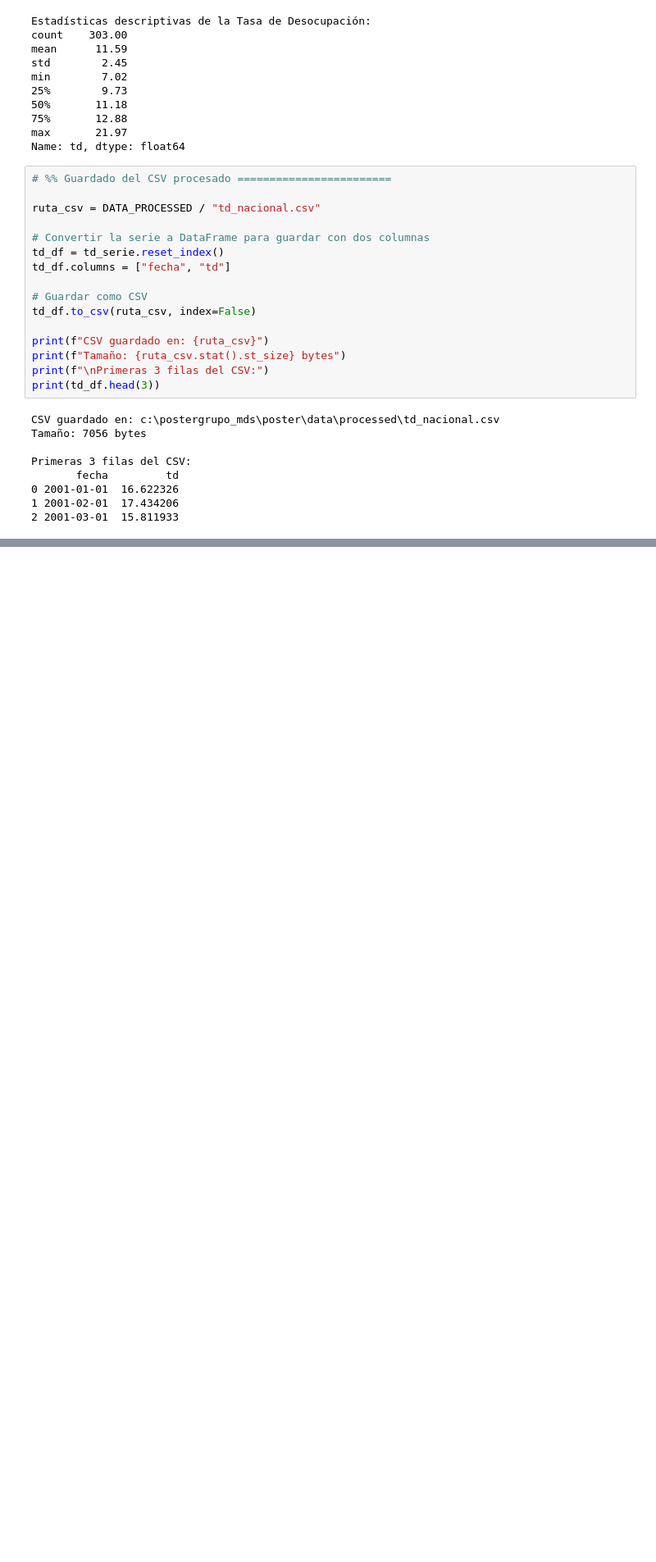
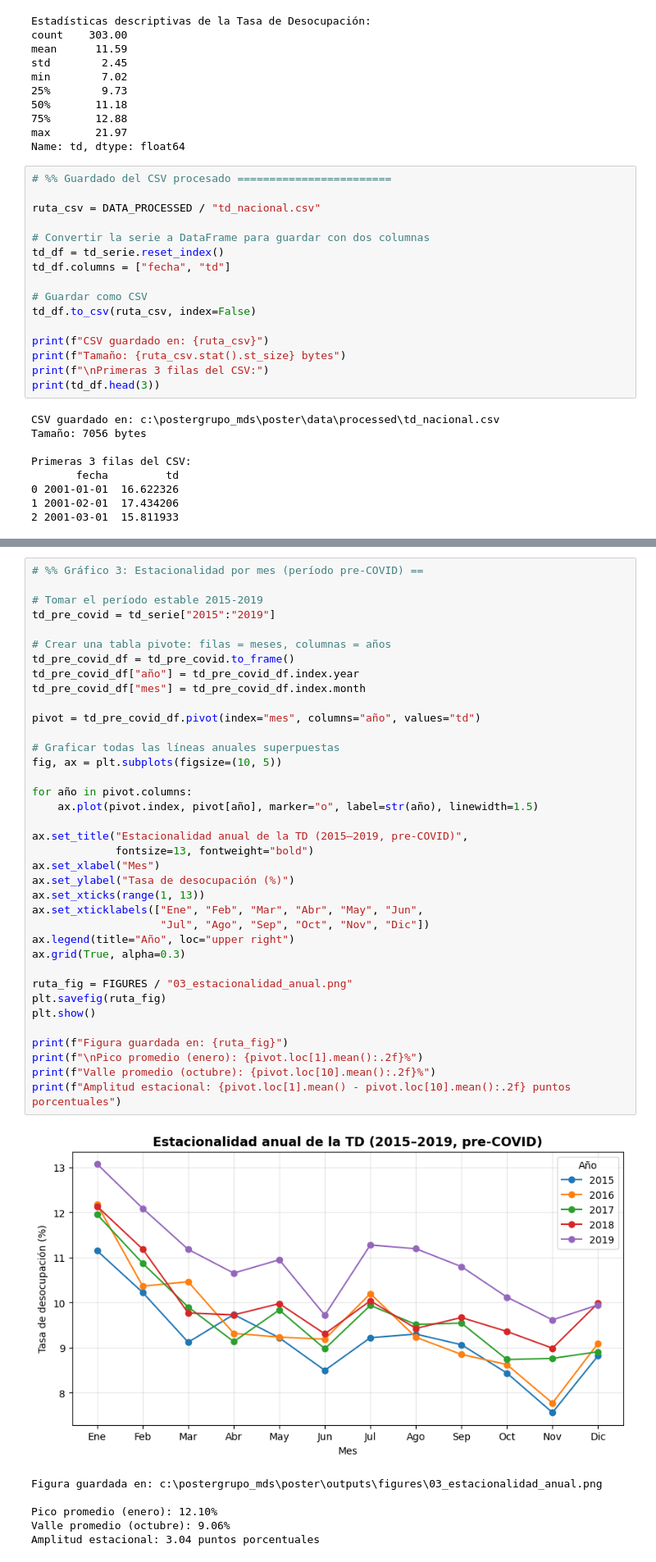
Before and after one commit to dilantovar/poster, a Jupyter notebook: notebooks/01_box_jenkins_td.ipynb, the cells around one changed output, grey strips where cells are left out. Shown at 82% size. Saved outputs shown, nothing was run; the diff lists cells and outputs as text; blank space fills up the shorter version.

```diff
--- a/notebooks/01_box_jenkins_td.ipynb
+++ b/notebooks/01_box_jenkins_td.ipynb
@@ -231,0 +353,44 @@ Primeras 3 filas del CSV:
+# %%
+# %% Gráfico 3: Estacionalidad por mes (período pre-COVID) ==
+
+# Tomar el período estable 2015-2019
+td_pre_covid = td_serie["2015":"2019"]
+
+# Crear una tabla pivote: filas = meses, columnas = años
+td_pre_covid_df = td_pre_covid.to_frame()
+td_pre_covid_df["año"] = td_pre_covid_df.index.year
+td_pre_covid_df["mes"] = td_pre_covid_df.index.month
+
+pivot = td_pre_covid_df.pivot(index="mes", columns="año", values="td")
+
+# Graficar todas las líneas anuales superpuestas
+fig, ax = plt.subplots(figsize=(10, 5))
+
+for año in pivot.columns:
+    ax.plot(pivot.index, pivot[año], marker="o", label=str(año), linewidth=1.5)
+
+ax.set_title("Estacionalidad anual de la TD (2015–2019, pre-COVID)",
+             fontsize=13, fontweight="bold")
+ax.set_xlabel("Mes")
+ax.set_ylabel("Tasa de desocupación (%)")
+ax.set_xticks(range(1, 13))
+ax.set_xticklabels(["Ene", "Feb", "Mar", "Abr", "May", "Jun",
+                    "Jul", "Ago", "Sep", "Oct", "Nov", "Dic"])
+ax.legend(title="Año", loc="upper right")
+ax.grid(True, alpha=0.3)
+
+ruta_fig = FIGURES / "03_estacionalidad_anual.png"
+plt.savefig(ruta_fig)
+plt.show()
+
+print(f"Figura guardada en: {ruta_fig}")
+print(f"\nPico promedio (enero): {pivot.loc[1].mean():.2f}%")
+print(f"Valle promedio (octubre): {pivot.loc[10].mean():.2f}%")
+print(f"Amplitud estacional: {pivot.loc[1].mean() - pivot.loc[10].mean():.2f} puntos porcentuales")
+# %% [output]
+[figure, added]
+Figura guardada en: c:\postergrupo_mds\poster\outputs\figures\03_estacionalidad_anual.png
+
+Pico promedio (enero): 12.10%
+Valle promedio (octubre): 9.06%
+Amplitud estacional: 3.04 puntos porcentuales
```
Also changed, not shown: parts of 6 cells of this notebook.
